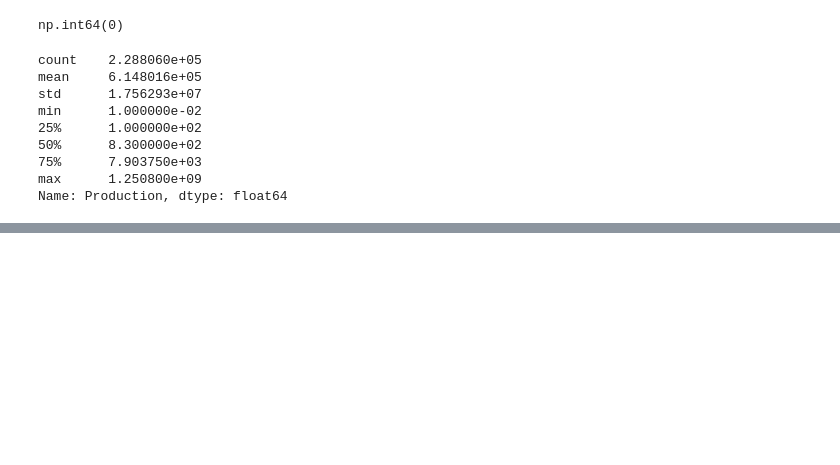
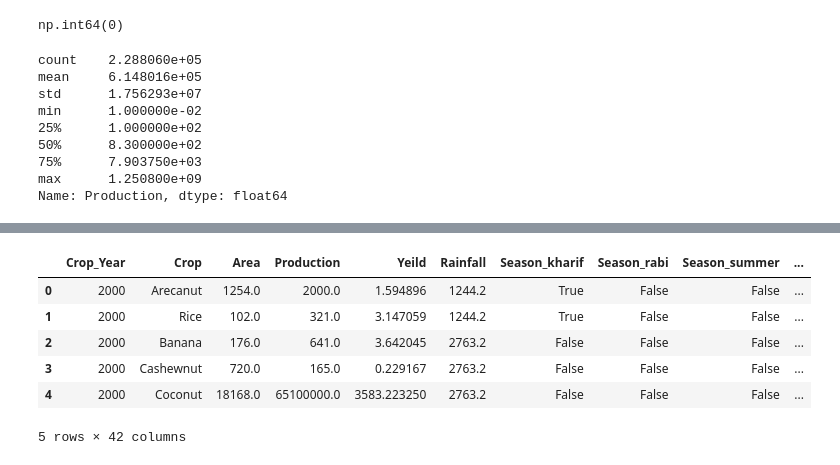
Before and after one commit to gitcrusher/Kaggle, a Jupyter notebook: refined-india-rainfall-crop-production-ipynb.ipynb, the cells around one changed output, grey strips where cells are left out. Drawn from its saved outputs; the diff is of its cells as text; code cells hidden in the pictures; blank space fills up the shorter version.

Commit message:
Kaggle Notebook | Refined India Rainfall & Crop Production.ipynb | Version 2

```diff
--- a/refined-india-rainfall-crop-production-ipynb.ipynb
+++ b/refined-india-rainfall-crop-production-ipynb.ipynb
@@ -159,0 +172,4 @@ Name: Production, dtype: float64
+# %%
+df=pd.get_dummies(df, columns=['Season', 'State_Name'], drop_first=True)
+# %%
+crop_means = df.groupby('Crop')['Production'].mean().to_dict()
@@ -159,0 +196,11 @@ Name: Production, dtype: float64
+# %%
+df['Crop_Encoded'] = df['Crop'].map(crop_means)
+df.head()
+# %% [output]
+|  | Crop_Year | Crop | Area | Production | Yeild | Rainfall | Season_kharif | Season_rabi | Season_summer | ... |
+| 0 | 2000 | Arecanut | 1254.0 | 2000.0 | 1.594896 | 1244.2 | True | False | False | ... |
+| 1 | 2000 | Rice | 102.0 | 321.0 | 3.147059 | 1244.2 | True | False | False | ... |
+| 2 | 2000 | Banana | 176.0 | 641.0 | 3.642045 | 2763.2 | False | False | False | ... |
+| 3 | 2000 | Cashewnut | 720.0 | 165.0 | 0.229167 | 2763.2 | False | False | False | ... |
+| 4 | 2000 | Coconut | 18168.0 | 65100000.0 | 3583.223250 | 2763.2 | False | False | False | ... |
+5 rows × 42 columns
```
Also changed, not shown: parts of 4 cells of this notebook.
